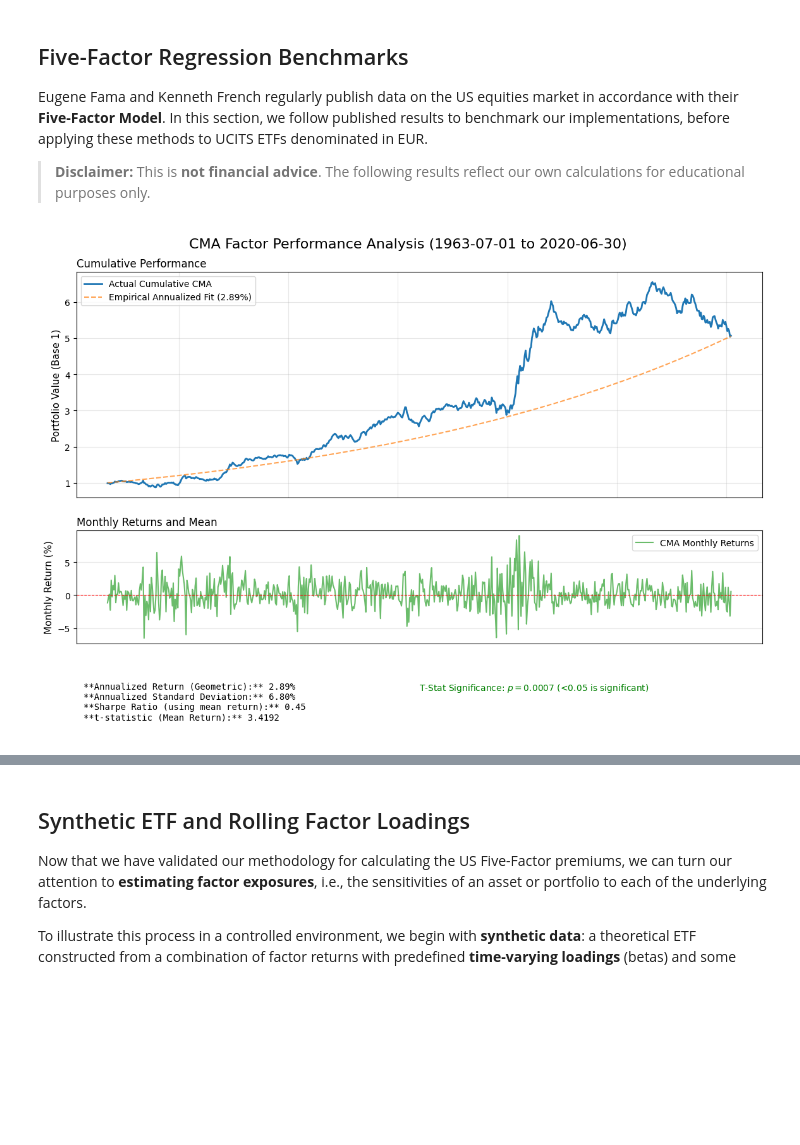
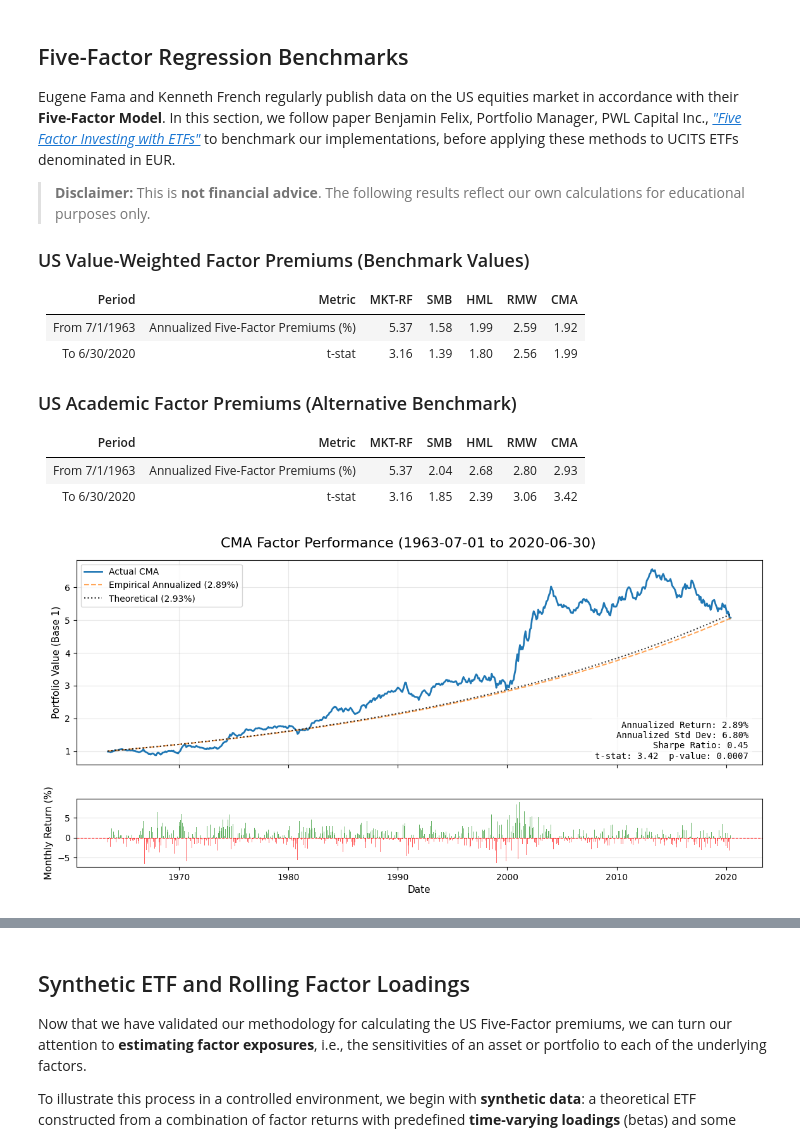
Before and after one commit to husainm97/quant-lab-alpha, a Jupyter notebook: notebooks/factor_premium_tests.ipynb, the cells around one changed output, grey strips where cells are left out. Drawn from its saved outputs; the diff is of its cells as text; code cells hidden in the pictures; blank space fills up the shorter version.

Commit message:
visualisation cleanup

```diff
--- a/notebooks/factor_premium_tests.ipynb
+++ b/notebooks/factor_premium_tests.ipynb
@@ -1,9 +1,23 @@
 # %% [markdown]
 ## Five-Factor Regression Benchmarks
 
-Eugene Fama and Kenneth French regularly publish data on the US equities market in accordance with their **Five-Factor Model**. In this section, we follow published results to benchmark our implementations, before applying these methods to UCITS ETFs denominated in EUR.
+Eugene Fama and Kenneth French regularly publish data on the US equities market in accordance with their **Five-Factor Model**. In this section, we follow paper Benjamin Felix, Portfolio Manager, PWL Capital Inc., [*"Five Factor Investing with ETFs"*](https://pwlcapital.com/wp-content/uploads/2024/08/Five-Factor-Investing-with-ETFs.pdf) to benchmark our implementations, before applying these methods to UCITS ETFs denominated in EUR.
 
 > **Disclaimer:** This is **not financial advice**. The following results reflect our own calculations for educational purposes only.
+
+### US Value-Weighted Factor Premiums (Benchmark Values)
+
+| Period                  | Metric                              | MKT-RF | SMB  | HML  | RMW  | CMA  |
+|-------------------------|------------------------------------|--------|------|------|------|------|
+| From 7/1/1963           | Annualized Five-Factor Premiums (%) | 5.37   | 1.58 | 1.99 | 2.59 | 1.92 |
+| To 6/30/2020            | t-stat                               | 3.16   | 1.39 | 1.80 | 2.56 | 1.99 |
+
+### US Academic Factor Premiums (Alternative Benchmark)
+
+| Period                  | Metric                              | MKT-RF | SMB  | HML  | RMW  | CMA  |
+|-------------------------|------------------------------------|--------|------|------|------|------|
+| From 7/1/1963           | Annualized Five-Factor Premiums (%) | 5.37   | 2.04 | 2.68 | 2.80 | 2.93 |
+| To 6/30/2020            | t-stat                               | 3.16   | 1.85 | 2.39 | 3.06 | 3.42 |
 # %%
 #Data Fetcher MONTHLY DATA
 import sys
@@ -185,5 +221,5 @@ ff_factors = fetch_ff5_monthly()
 # %%
-performance_analysis(ff_factors, 'CMA')
+analyze_ff_factor(ff_factors, 'CMA')
 # %% [output]
-[figure, old version]
+[figure, new version]
 # %%
```
Also changed, not shown: parts of 23 cells of this notebook, 1 other file.
